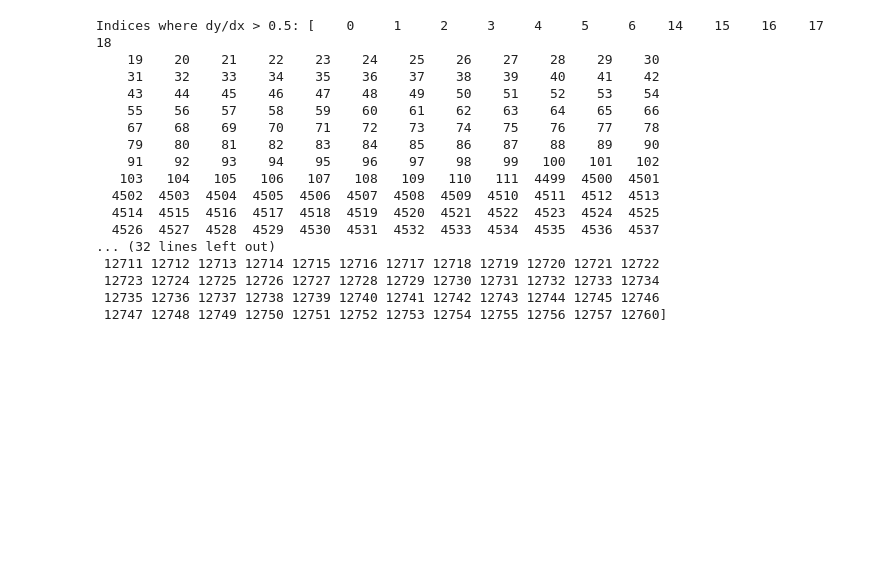
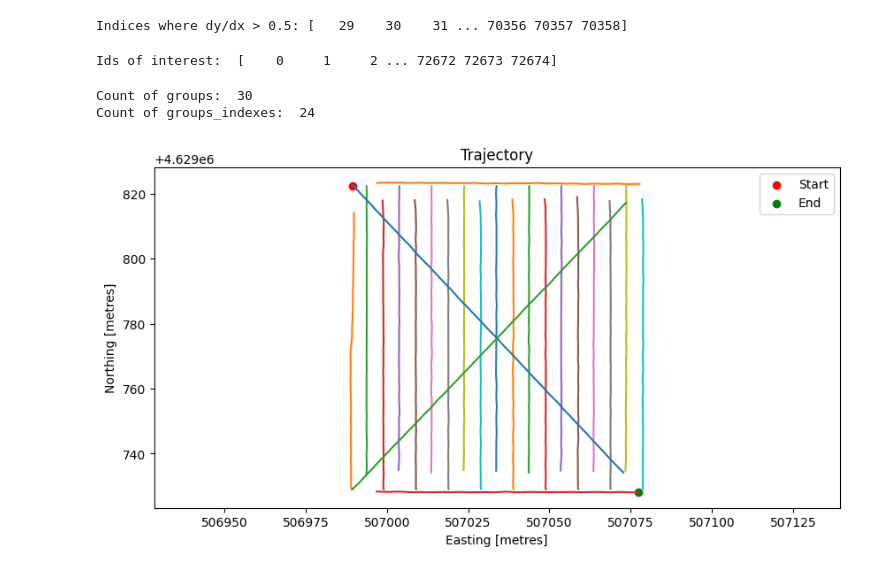
Before and after one commit to david-villanueva-02/HoP-SSS-Loop-Closure, a Jupyter notebook: transacts.ipynb, the cells around one changed output. Saved outputs shown, nothing was run; the diff lists cells and outputs as text; code cells hidden in the pictures; blank space fills up the shorter version.

```diff
--- a/transacts.ipynb
+++ b/transacts.ipynb
@@ -104,24 +188,50 @@ plt.show()
 # %%
-Ids = np.where(np.abs(dy)>0.25)[0]
+Ids = np.where(np.abs(dy)>0.08)[0]
 print("Indices where dy/dx > 0.5:", Ids)
-
-new_index = range(0, swaths.shape[0],1)
-new_index = np.delete(new_index,Ids)
 # %% [output]
-Indices where dy/dx > 0.5: [    0     1     2     3     4     5     6    14    15    16    17    18
-    19    20    21    22    23    24    25    26    27    28    29    30
-    31    32    33    34    35    36    37    38    39    40    41    42
-    43    44    45    46    47    48    49    50    51    52    53    54
-    55    56    57    58    59    60    61    62    63    64    65    66
-    67    68    69    70    71    72    73    74    75    76    77    78
-    79    80    81    82    83    84    85    86    87    88    89    90
-    91    92    93    94    95    96    97    98    99   100   101   102
-   103   104   105   106   107   108   109   110   111  4499  4500  4501
-  4502  4503  4504  4505  4506  4507  4508  4509  4510  4511  4512  4513
-  4514  4515  4516  4517  4518  4519  4520  4521  4522  4523  4524  4525
-  4526  4527  4528  4529  4530  4531  4532  4533  4534  4535  4536  4537
-... (32 lines left out)
- 12711 12712 12713 12714 12715 12716 12717 12718 12719 12720 12721 12722
- 12723 12724 12725 12726 12727 12728 12729 12730 12731 12732 12733 12734
- 12735 12736 12737 12738 12739 12740 12741 12742 12743 12744 12745 12746
- 12747 12748 12749 12750 12751 12752 12753 12754 12755 12756 12757 12760]
+Indices where dy/dx > 0.5: [   29    30    31 ... 70356 70357 70358]
+# %%
+
+new_index = range(0, swaths.shape[0],1)
+new_index = np.delete(new_index,Ids)
+
+print("Ids of interest: ", new_index)
+# %% [output]
+Ids of interest:  [    0     1     2 ... 72672 72673 72674]
+# %%
+changes = 1
+jumps = np.where(np.diff(new_index) > changes)[0] + 1
+
+
+groups = np.split(new_index, jumps)
+
+groups_indexes = [g for g in groups if len(g) > 26]
+
+print("Count of groups: ", len(groups))
+
+print("Count of groups_indexes: ", len(groups_indexes))
+max_values = [np.max(i) for i in groups_indexes]
+# %% [output]
+Count of groups:  30
+Count of groups_indexes:  24
+# %%
+_, ax = plt.subplots(figsize=(10,5))
+
+for i in range(len(groups_indexes)):
+    minimum = min(groups_indexes[i])
+    maximum = max(groups_indexes[i])
+    # Plot trajectory
+    ax.plot(trajectory[minimum:maximum,0], trajectory[minimum:maximum,1])
+
+ax.axis("equal")
+ax.set_title("Trajectory")
+ax.set_xlabel("Easting [metres]")
+ax.set_ylabel("Northing [metres]")
+ax.axis("equal")
+ax.scatter([trajectory[0,0]], [trajectory[0,1]], label="Start", c="red")
+ax.scatter([trajectory[-1,0]], [trajectory[-1,1]], label="End", c="green")
+ax.legend()
+
+plt.show()
+# %% [output]
+[figure, added]
```
Also changed, not shown: parts of 3 cells of this notebook.
